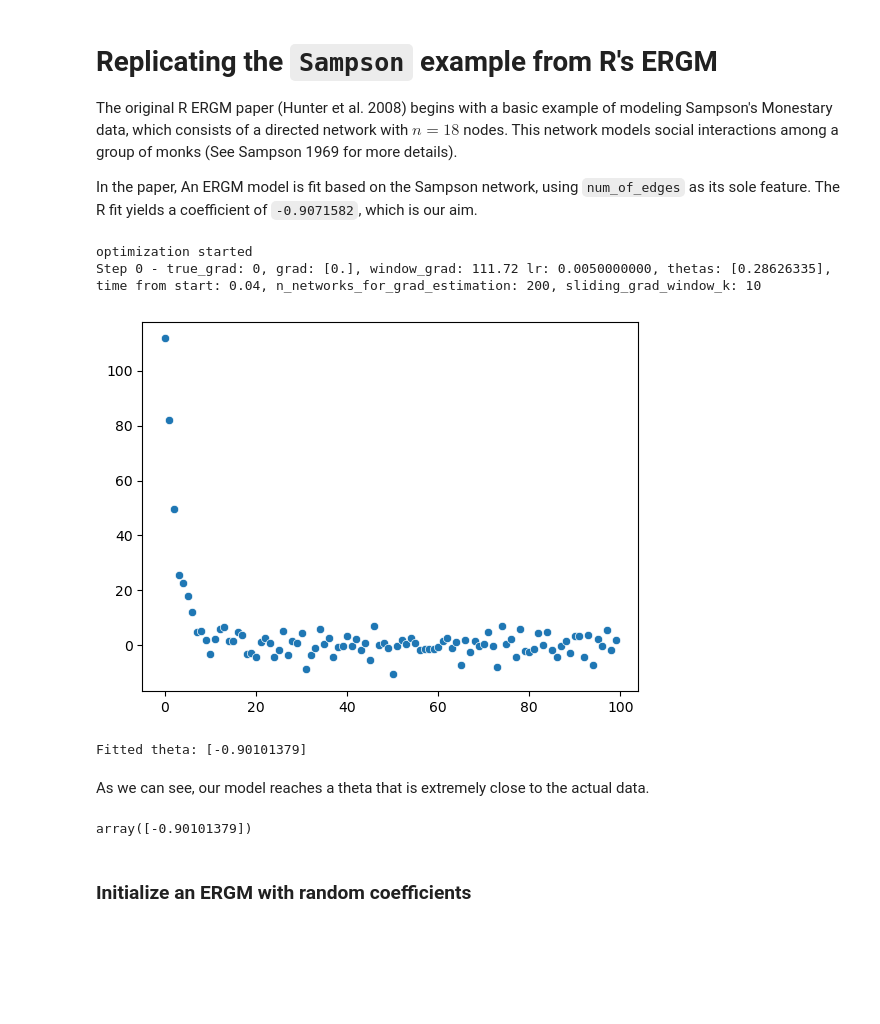
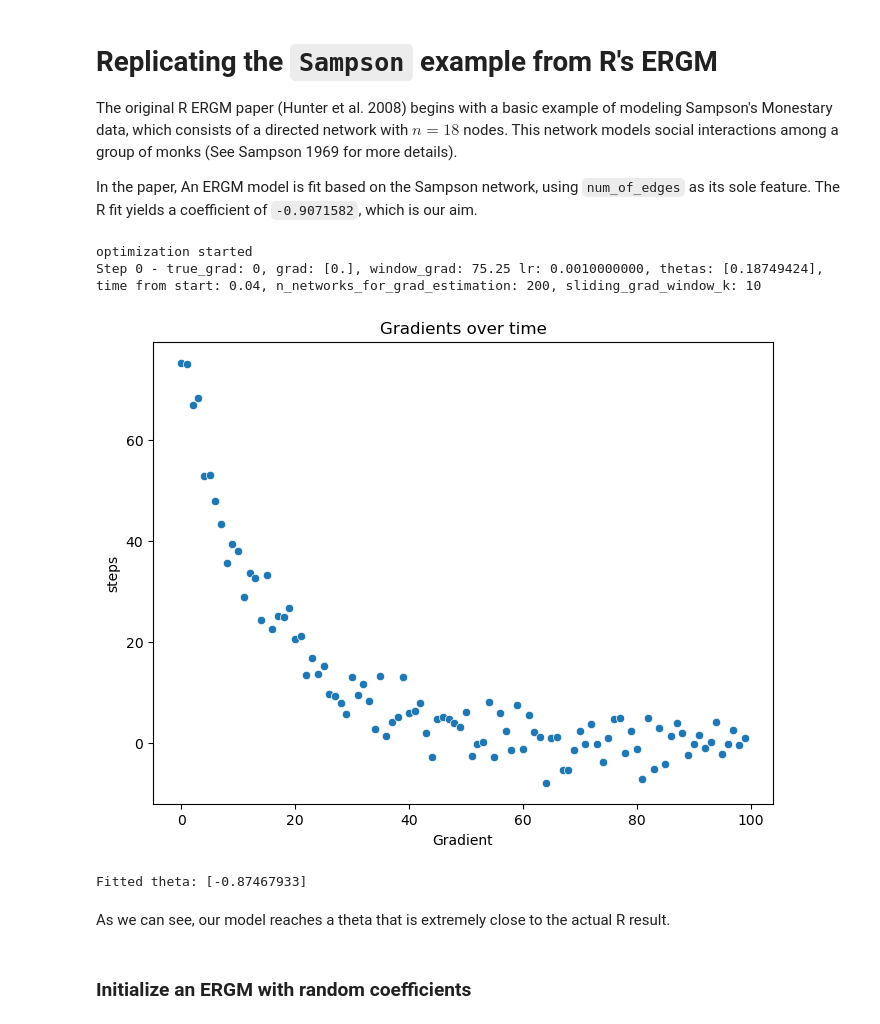
Before and after one commit to tomtalp/pyERGM, a Jupyter notebook: examples/first_example.ipynb, the cells around one changed output. Saved outputs shown, nothing was run; the diff lists cells and outputs as text; code cells hidden in the pictures; blank space fills up the shorter version.

```diff
--- a/examples/first_example.ipynb
+++ b/examples/first_example.ipynb
@@ -29,44 +29,45 @@ sampson_matrix = np.array(
     [1, 0, 0, 1, 0, 0, 0, 0, 1, 0, 1, 0, 1, 0, 0, 0, 0, 0],
     [1, 0, 0, 1, 1, 0, 0, 0, 1, 0, 0, 0, 0, 0, 0, 0, 0, 0],
     [1, 1, 0, 0, 0, 0, 0, 1, 0, 0, 0, 1, 0, 0, 0, 1, 0, 0],
     [1, 1, 0, 1, 0, 1, 0, 0, 1, 1, 0, 0, 0, 0, 0, 0, 0, 0],
     [0, 0, 0, 0, 1, 0, 0, 1, 0, 0, 0, 1, 0, 0, 0, 1, 0, 0],
     [0, 0, 0, 1, 1, 0, 0, 1, 1, 0, 0, 0, 1, 1, 0, 0, 0, 0],
     [0, 0, 0, 1, 1, 0, 0, 1, 0, 0, 0, 0, 0, 1, 0, 1, 0, 0],
     [1, 1, 0, 0, 0, 0, 1, 0, 0, 0, 0, 0, 0, 1, 0, 0, 0, 0],
     [0, 0, 0, 0, 1, 0, 1, 0, 0, 0, 0, 0, 0, 0, 0, 0, 0, 1],
     [1, 1, 0, 0, 0, 0, 0, 0, 0, 0, 1, 1, 0, 0, 1, 0, 0, 0],
     [1, 1, 0, 0, 1, 0, 1, 0, 0, 0, 0, 1, 0, 1, 0, 0, 0, 0],
     [1, 1, 0, 0, 0, 0, 1, 0, 0, 0, 0, 1, 0, 0, 1, 0, 0, 0],
     [0, 1, 1, 0, 0, 0, 0, 0, 0, 0, 0, 0, 1, 0, 0, 0, 0, 1],
     [1, 1, 1, 0, 0, 0, 1, 0, 0, 0, 0, 0, 1, 0, 0, 0, 1, 0]]
 )
 
 n = sampson_matrix.shape[0]
 is_directed = True
 
 metrics_calc = MetricsCollection([NumberOfEdges()], is_directed=is_directed)
 fitted_model = ERGM(n, metrics_calc, is_directed=is_directed, n_networks_for_grad_estimation=200, n_mcmc_steps=50)
 
-grads, _ = fitted_model.fit(sampson_matrix, lr=0.005, opt_steps=100, sliding_grad_window_k=10, sample_pct_growth=0.05)
+grads, _ = fitted_model.fit(sampson_matrix, lr=0.001, opt_steps=100, sliding_grad_window_k=10, sample_pct_growth=0.05)
 
 grads = [x[0] for x in grads]
 
-sns.scatterplot(grads)
+
+fig, ax = plt.subplots(figsize=(8, 6))
+sns.scatterplot(grads, ax=ax)
+ax.set(xlabel='Gradient', ylabel='steps')
+ax.set_title("Gradients over time")
+
 plt.show()
 
 print(f"Fitted theta: {fitted_model._thetas}")
 # %% [output]
 optimization started
-Step 0 - true_grad: 0, grad: [0.], window_grad: 111.72 lr: 0.0050000000, thetas: [0.28626335], time from start: 0.04, n_networks_for_grad_estimation: 200, sliding_grad_window_k: 10
+Step 0 - true_grad: 0, grad: [0.], window_grad: 75.25 lr: 0.0010000000, thetas: [0.18749424], time from start: 0.04, n_networks_for_grad_estimation: 200, sliding_grad_window_k: 10
-[figure, old version]
+[figure, new version]
-Fitted theta: [-0.90101379]
+Fitted theta: [-0.87467933]
 # %% [markdown]
-As we can see, our model reaches a theta that is extremely close to the actual data.
+As we can see, our model reaches a theta that is extremely close to the actual R result.
-# %%
-fitted_model._thetas
-# %% [output]
-array([-0.90101379])
 # %% [markdown]
 ### Initialize an ERGM with random coefficients
 # %%
```
Also changed, not shown: 2 other files.
